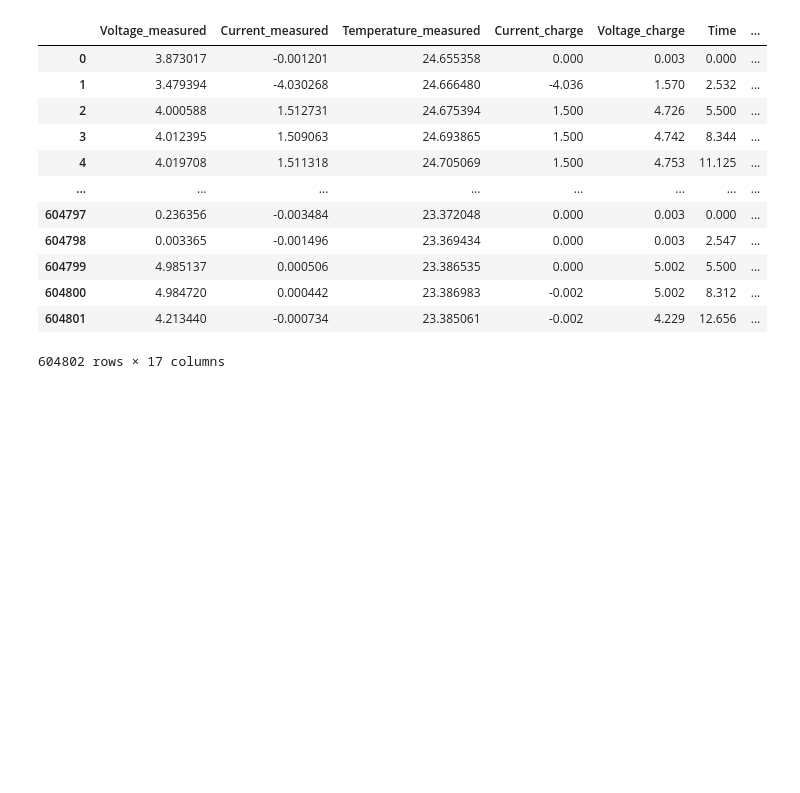
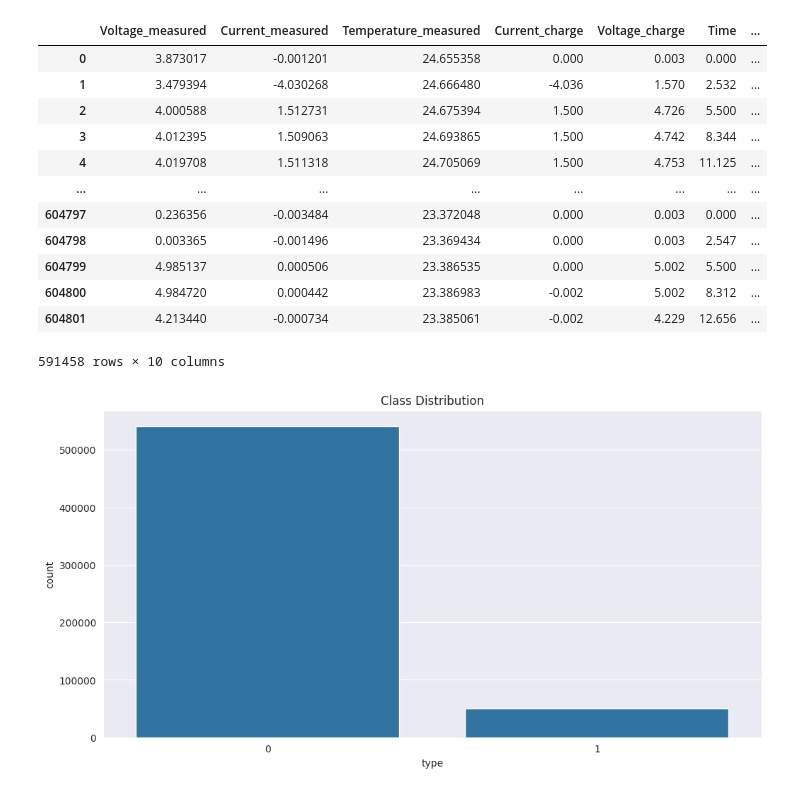
Before and after one commit to kathrinthenhausen/EnergySystems, a Jupyter notebook: Classification.ipynb, the cells around one changed output. Saved outputs shown, nothing was run; the diff lists cells and outputs as text; code cells hidden in the pictures; blank space fills up the shorter version.

```diff
--- a/Classification.ipynb
+++ b/Classification.ipynb
@@ -35,3 +22,16 @@ nasa_battery = pd.read_csv('datasets/B0005.csv')
+# %%
+# clean data by converting to numeric
+from sklearn.preprocessing import LabelEncoder
+label_encoder = LabelEncoder()
+nasa_battery['type'] = label_encoder.fit_transform(nasa_battery['type'])
+nasa_battery = nasa_battery.dropna(subset=['type'])
+nasa_battery['type'] = nasa_battery['type'].astype(int)
+# %%
+# remove all columns with type 2
+nasa_battery = nasa_battery[nasa_battery.type != 2]
+# %%
+# drop NA columns
+nasa_battery = nasa_battery.dropna(axis=1, how='all')
 # %%
 nasa_battery
 # %% [output]
@@ -47,4 +47,15 @@ nasa_battery
 | 604799 | 4.985137 | 0.000506 | 23.386535 | 0.000 | 5.002 | 5.500 | ... |
 | 604800 | 4.984720 | 0.000442 | 23.386983 | -0.002 | 5.002 | 8.312 | ... |
 | 604801 | 4.213440 | -0.000734 | 23.385061 | -0.002 | 4.229 | 12.656 | ... |
-604802 rows × 17 columns
+591458 rows × 10 columns
+# %%
+# plot class distributions
+import matplotlib.pyplot as plt
+import seaborn as sns
+sns.set_style("darkgrid")
+plt.figure(figsize=(12, 6))
+plt.title("Class Distribution")
+sns.countplot(x="type", data=nasa_battery)
+plt.show()
+# %% [output]
+[figure, added]
```
Also changed, not shown: parts of 22 cells of this notebook, 1 other file.
